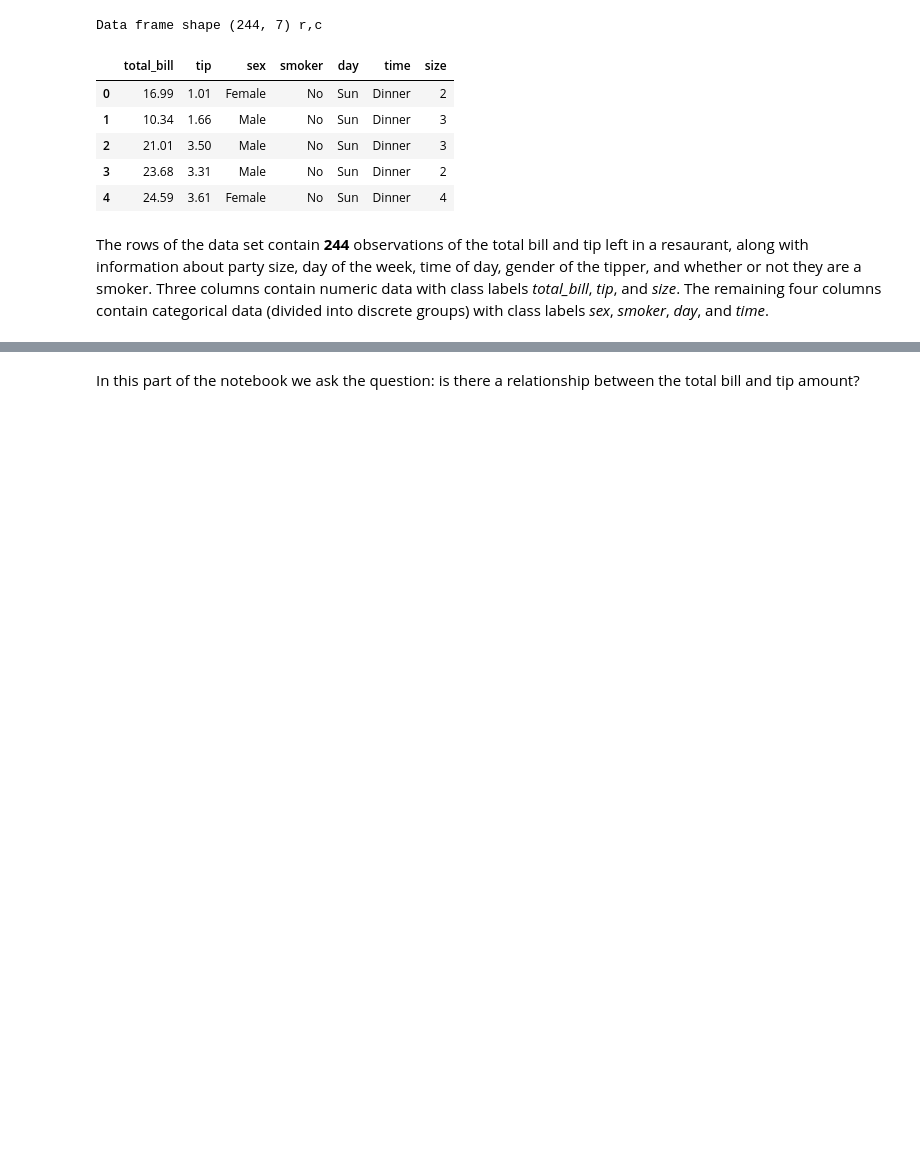
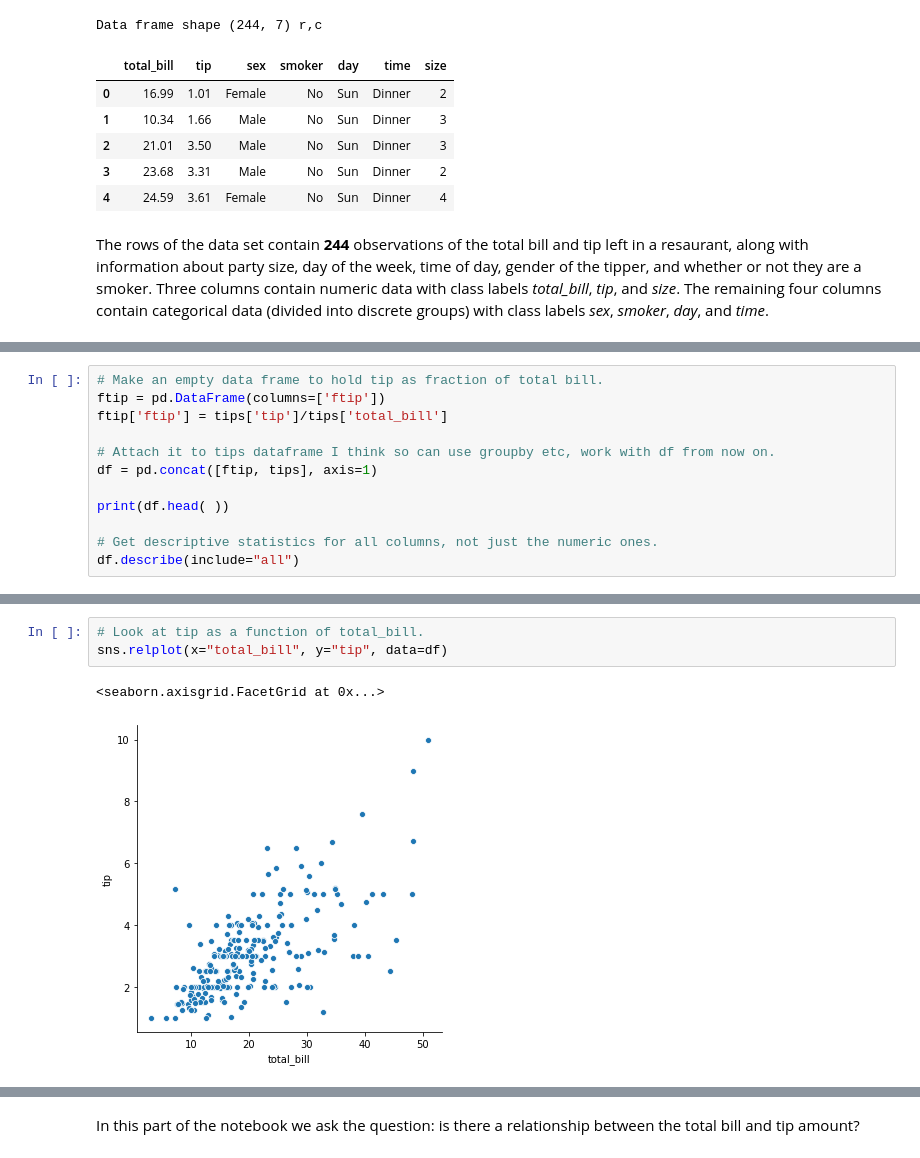
Before and after one commit to elizabethdaly/data-analysis-project, a Jupyter notebook: tips-data-analysis.ipynb, the cells around one changed output, grey strips where cells are left out. Drawn from its saved outputs; the diff is of its cells as text; blank space fills up the shorter version.

Commit message:
Get started with descriptive statistics

```diff
--- a/tips-data-analysis.ipynb
+++ b/tips-data-analysis.ipynb
@@ -52,0 +55,12 @@ I would say that the most important information contained in the data set is the
+# %%
+# Make an empty data frame to hold tip as fraction of total bill.
+ftip = pd.DataFrame(columns=['ftip'])
+ftip['ftip'] = tips['tip']/tips['total_bill']
+
+# Attach it to tips dataframe I think so can use groupby etc, work with df from now on.
+df = pd.concat([ftip, tips], axis=1)
+
+print(df.head( ))
+
+# Get descriptive statistics for all columns, not just the numeric ones.
+df.describe(include="all")
@@ -52,0 +102,6 @@ I would say that the most important information contained in the data set is the
+# %%
+# Look at tip as a function of total_bill.
+sns.relplot(x="total_bill", y="tip", data=df)
+# %% [output]
+<seaborn.axisgrid.FacetGrid at 0x...>
+[figure, added]
```
Also changed, not shown: parts of 17 cells of this notebook, 1 other file.
